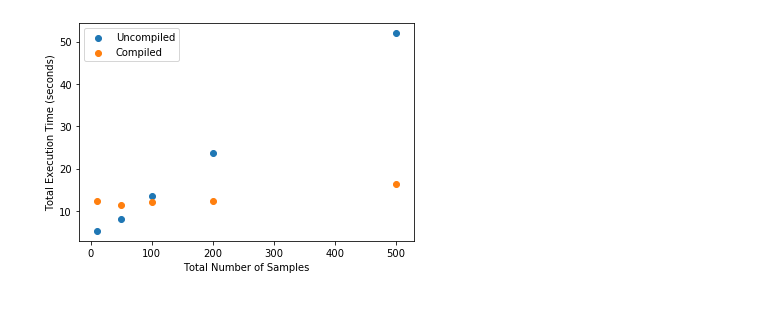
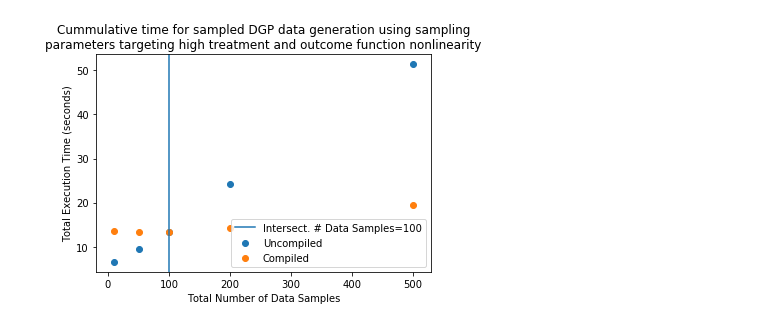
Before and after one commit to JoshBroomberg/Maccabee, a Jupyter notebook: Maccabee/docs/source/advanced/parallelization.ipynb, the cells around one changed output. Drawn from its saved outputs; the diff is of its cells as text; code cells hidden in the pictures.

```diff
--- a/Maccabee/docs/source/advanced/parallelization.ipynb
+++ b/Maccabee/docs/source/advanced/parallelization.ipynb
@@ -119,0 +226,31 @@ The code block below runs a benchmark - made up of one DGP sample, 10 sampling r
+# %%
+def term_time_counts_at_n_samples(n_terms, n_samples,
+                                  compile_time, compiled_eval, uncompiled_eval):
+
+    compile_total = np.array(compile_time) + n_samples*np.array(compiled_eval)
+    uncompile_total = n_samples*np.array(uncompiled_eval)
+
+    plt.scatter(n_terms, compile_total, color="b", label="Compiled")
+    plt.scatter(n_terms, uncompile_total, color="r", label="Uncompiled")
+
+    try:
+        cross_index = np.where(uncompile_total - compile_total > 0)[0][0]
+        cross_term_count = n_terms[cross_index]
+        plt.axvline(x=cross_term_count,
+                    label=f"Crossover Point. Terms={cross_term_count}")
+    except:
+        pass
+
+    plt.title(f"Cummulative Expected Time\nfor {n_samples} Data Sample per DGP")
+    plt.xlabel("Number of Terms")
+    plt.ylabel("Time (Seconds)")
+    plt.legend()
+# %%
+plt.figure(figsize=(22, 5))
+for i, n_samples in enumerate([1, 10, 20, 50]):
+    plt.subplot(141 + i)
+    term_time_counts_at_n_samples(n_term_levels, n_samples,
+                                  compile_times, compiled_eval_times,
+                                  uncompiled_eval_times)
+plt.tight_layout()
+plt.show()
@@ -133,13 +269,15 @@ for n_samples in N_samples:
         exec_time = e - s
         times[compiled].append(exec_time)
 # %%
-import matplotlib.pyplot as plt
-
 plt.scatter(N_samples, times[False], label="Uncompiled")
 plt.scatter(N_samples, times[True], label="Compiled")
 plt.legend()
+plt.title("Cummulative time for sampled DGP data generation using sampling\n" + \
+          "parameters targeting high treatment and outcome function nonlinearity")
 plt.ylabel("Total Execution Time (seconds)")
-plt.xlabel("Total Number of Samples")
+plt.xlabel("Total Number of Data Samples")
+plt.axvline(x=100, label="Intersect. # Data Samples=100")
+plt.legend()
 plt.show()
 # %% [output]
-[figure, old version]
+[figure, new version]
```
Also changed, not shown: parts of 9 cells of this notebook, 4 other files.
